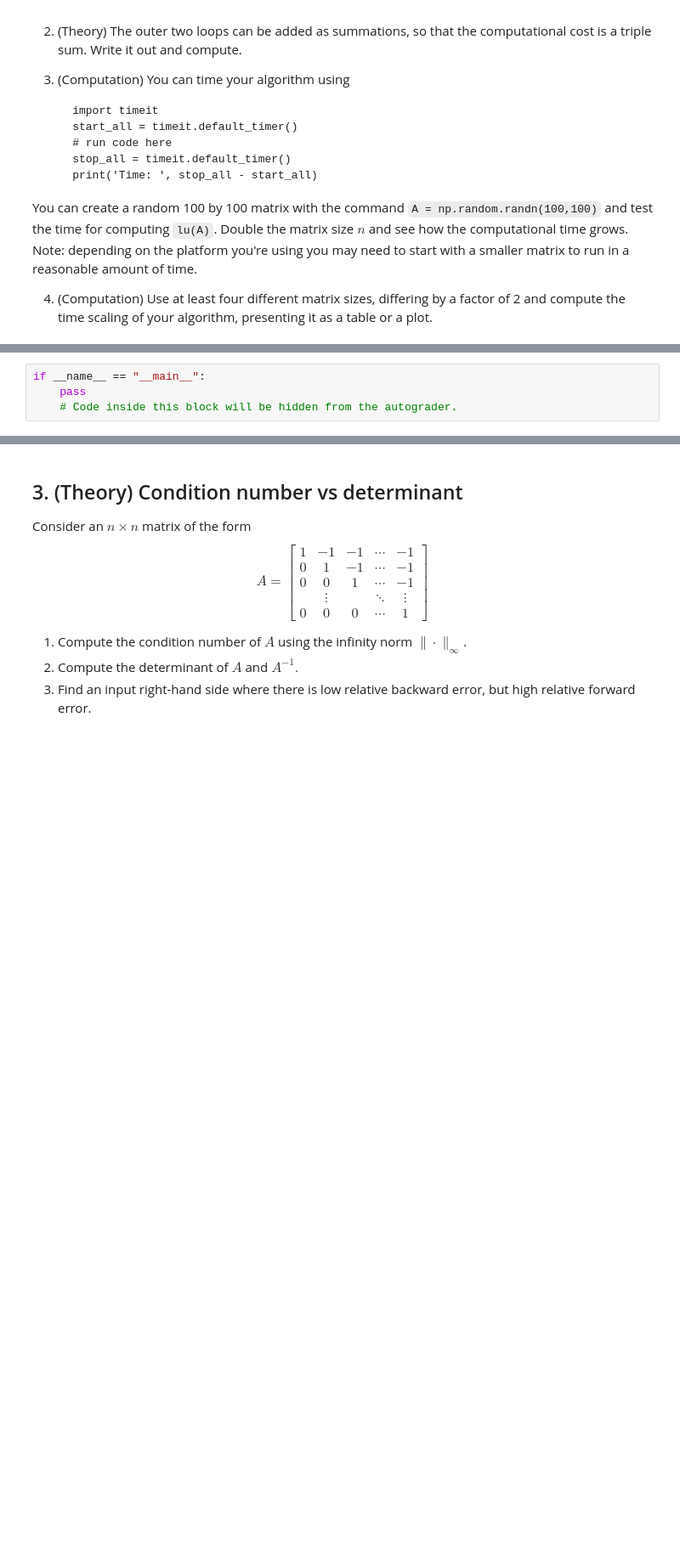
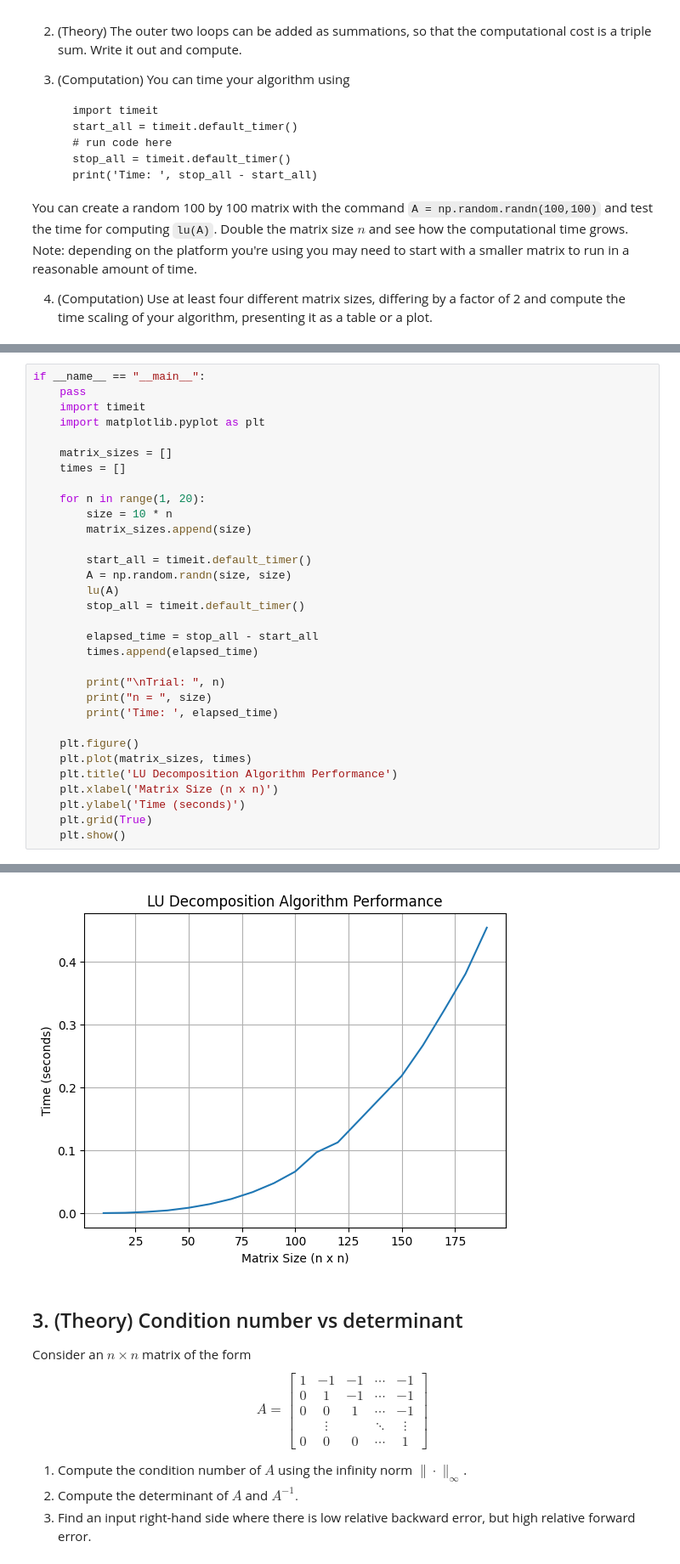
Before and after one commit to cnobleshriver/math551, a Jupyter notebook: Homework 4.ipynb, the cells around one changed output, grey strips where cells are left out. Shown: that part at 85% size. Drawn from its saved outputs; the diff is of its cells as text; blank space fills up the shorter version.

```diff
--- a/Homework 4.ipynb
+++ b/Homework 4.ipynb
@@ -108,4 +126,33 @@ You can create a random 100 by 100 matrix with the command `A = np.random.randn(
 # %%
 if __name__ == "__main__":
     pass
-    # Code inside this block will be hidden from the autograder.
+    import timeit
+    import matplotlib.pyplot as plt
+
+    matrix_sizes = []
+    times = []
+
+    for n in range(1, 20):
+        size = 10 * n
+        matrix_sizes.append(size)
+
+        start_all = timeit.default_timer()
+        A = np.random.randn(size, size)
+        lu(A)
+        stop_all = timeit.default_timer()
+
+        elapsed_time = stop_all - start_all
+        times.append(elapsed_time)
+
+        print("\nTrial: ", n)
+        print("n = ", size)
+        print('Time: ', elapsed_time)
+
+    plt.figure()
+    plt.plot(matrix_sizes, times)
+    plt.title('LU Decomposition Algorithm Performance')
+    plt.xlabel('Matrix Size (n x n)')
+    plt.ylabel('Time (seconds)')
+    plt.grid(True)
+    plt.show()
+# %% [output]
@@ -112,3 +176,4 @@ if __name__ == "__main__":
+[figure, added]
 # %% [markdown]
 ## 3. (Theory) Condition number vs determinant
 
```
Also changed, not shown: parts of 3 cells of this notebook.
